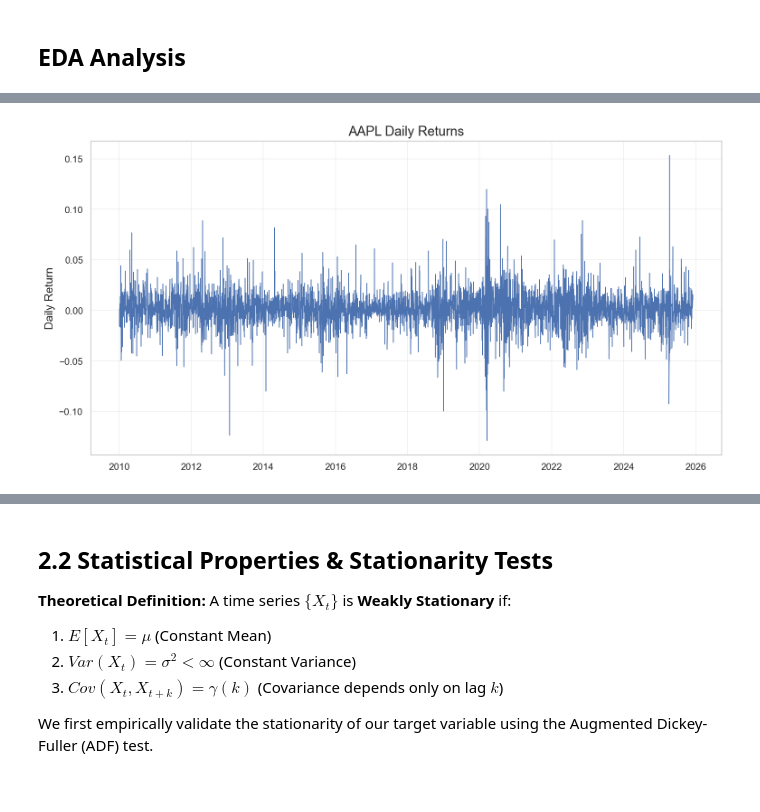
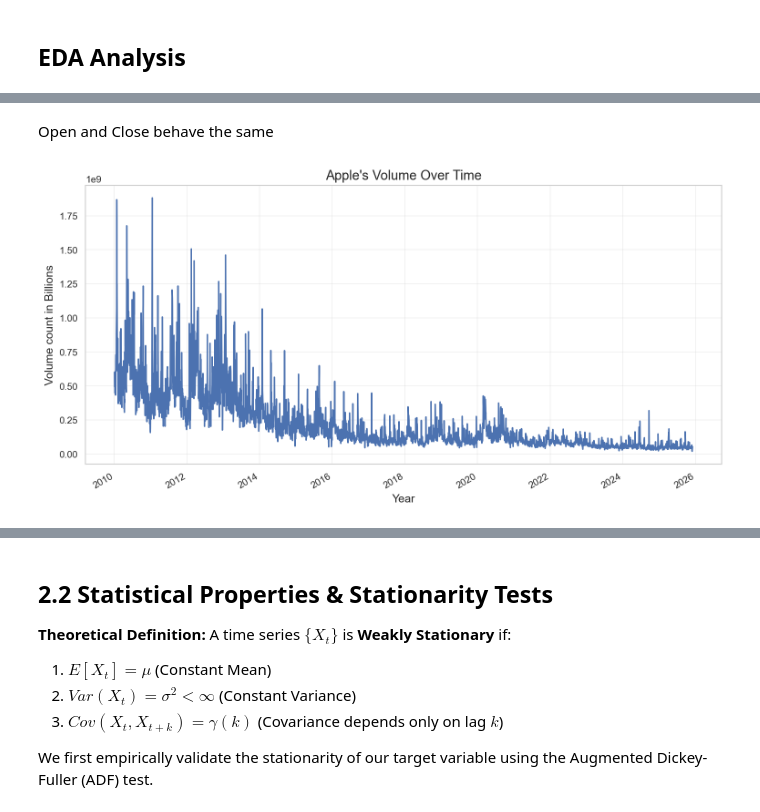
Before and after one commit to itaymutzafi/data-science-project, a Jupyter notebook: Final_Project_Report.ipynb, the cells around one changed output, grey strips where cells are left out. Cells and saved outputs as stored; diff of their text form; code cells hidden in the pictures.

```diff
--- a/Final_Project_Report.ipynb
+++ b/Final_Project_Report.ipynb
@@ -209,10 +211,11 @@ plt.show()
-# %%
-# Daily return of the stock
-df['Return'] = df['Close'].pct_change()
-plt.plot(df['Return'], linewidth=0.7)
-plt.title("AAPL Daily Returns")
-plt.ylabel("Daily Return")
-plt.grid(True)
-plt.show()
-# %% [output]
-[figure, removed]
+# %% [markdown]
+Open and Close behave the same
+# %%
+df['Volume'].plot()
+plt.title("Apple's Volume Over Time")
+plt.ylabel("Volume count in Billions")
+plt.xlabel("Year")
+plt.grid(True)
+plt.show()
+# %% [output]
+[figure, added]
```
Also changed, not shown: parts of 39 cells of this notebook, 3 other files.
